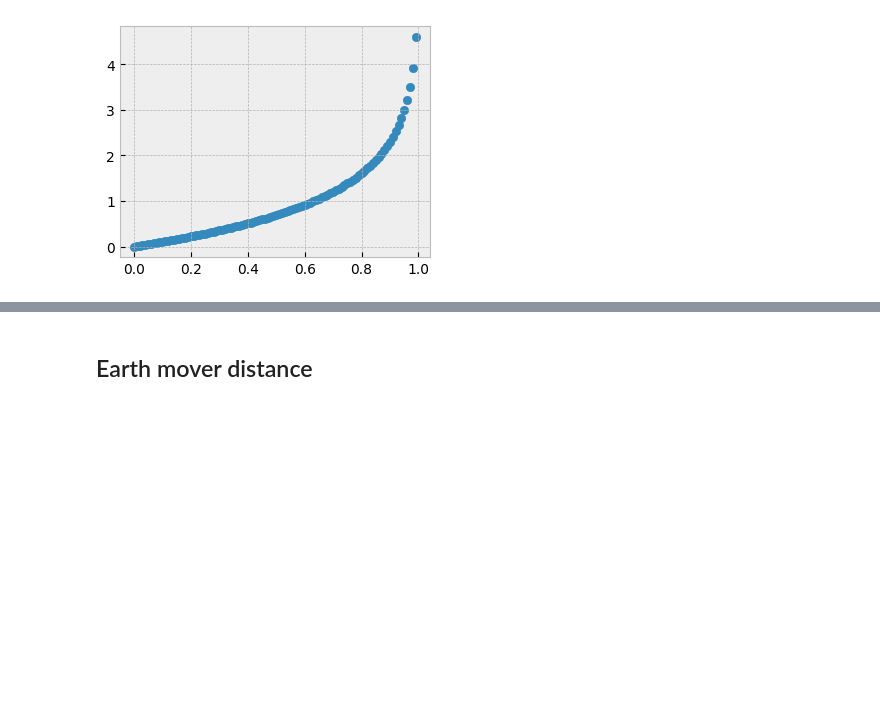
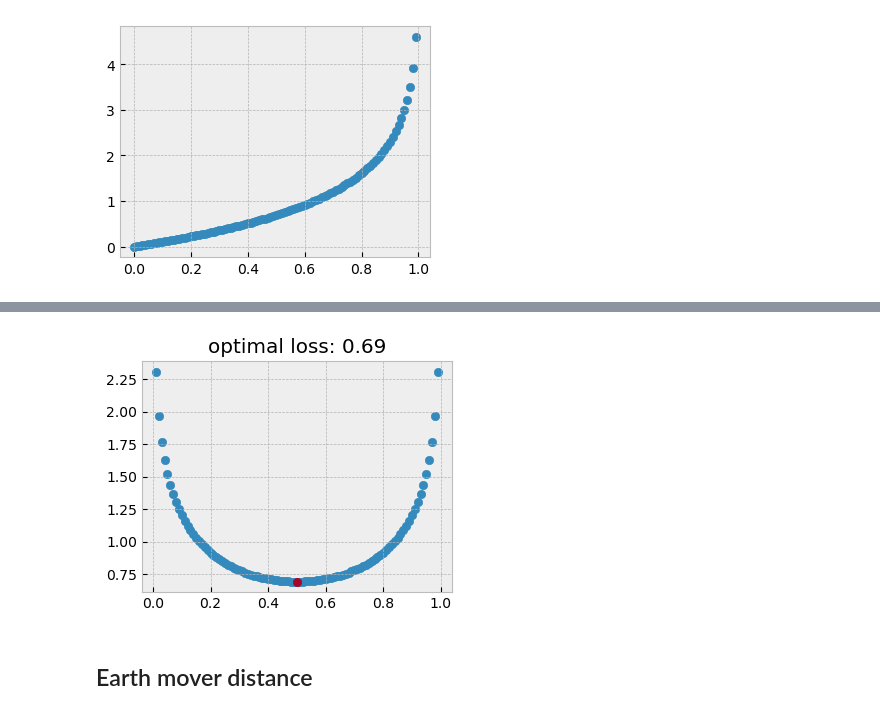
Before and after one commit to prakashjayy/genai, a Jupyter notebook: 00_bce_cost_function.ipynb, the cells around one changed output, grey strips where cells are left out. Cells and saved outputs as stored; diff of their text form; code cells hidden in the pictures; blank space fills up the shorter version.

```diff
--- a/00_bce_cost_function.ipynb
+++ b/00_bce_cost_function.ipynb
@@ -83,3 +104,12 @@ plt.show()
+# %%
+avg = (loss+loss2)/2
+plt.figure(figsize=(4, 3))
+plt.scatter(y, avg)
+plt.scatter(y[len(y)//2], np.min(avg))
+plt.title(f"optimal loss: {round(np.min(avg), 2)}")
+plt.show()
+# %% [output]
+[figure, added]
 # %% [markdown]
 ## Earth mover distance
 # %%
```
Also changed, not shown: parts of 9 cells of this notebook, 2 other files.
